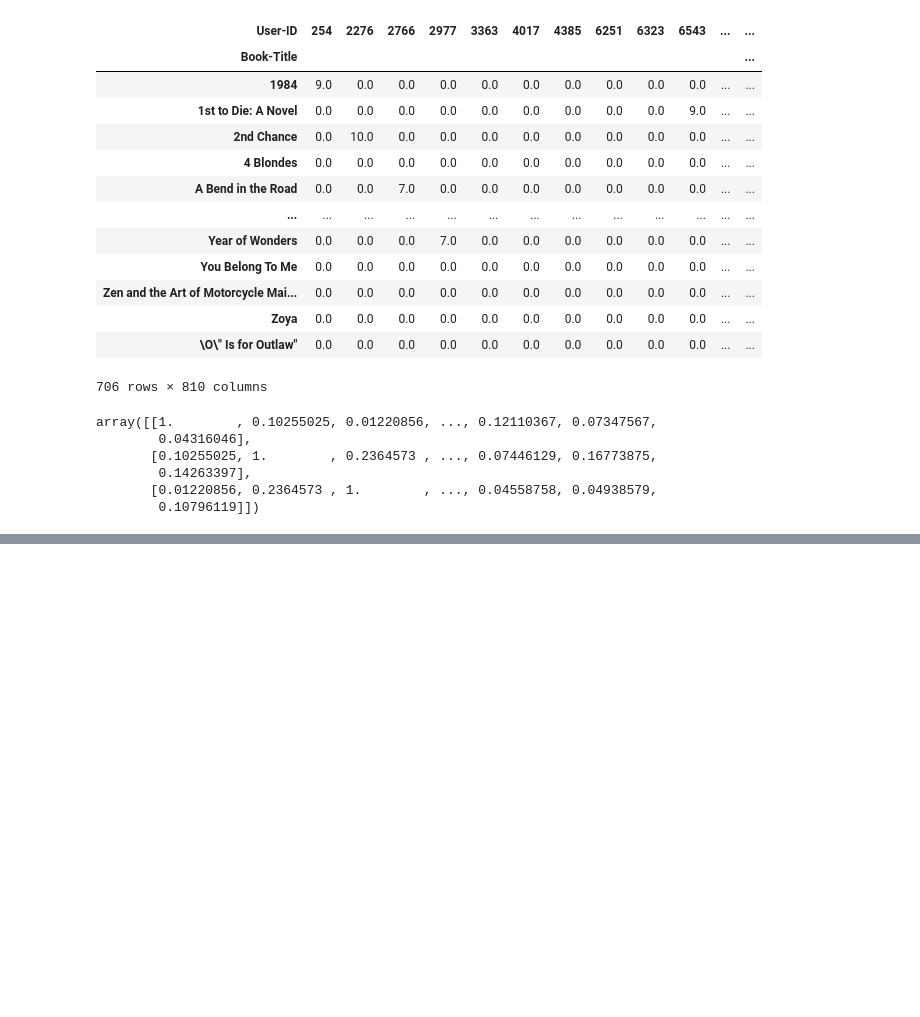
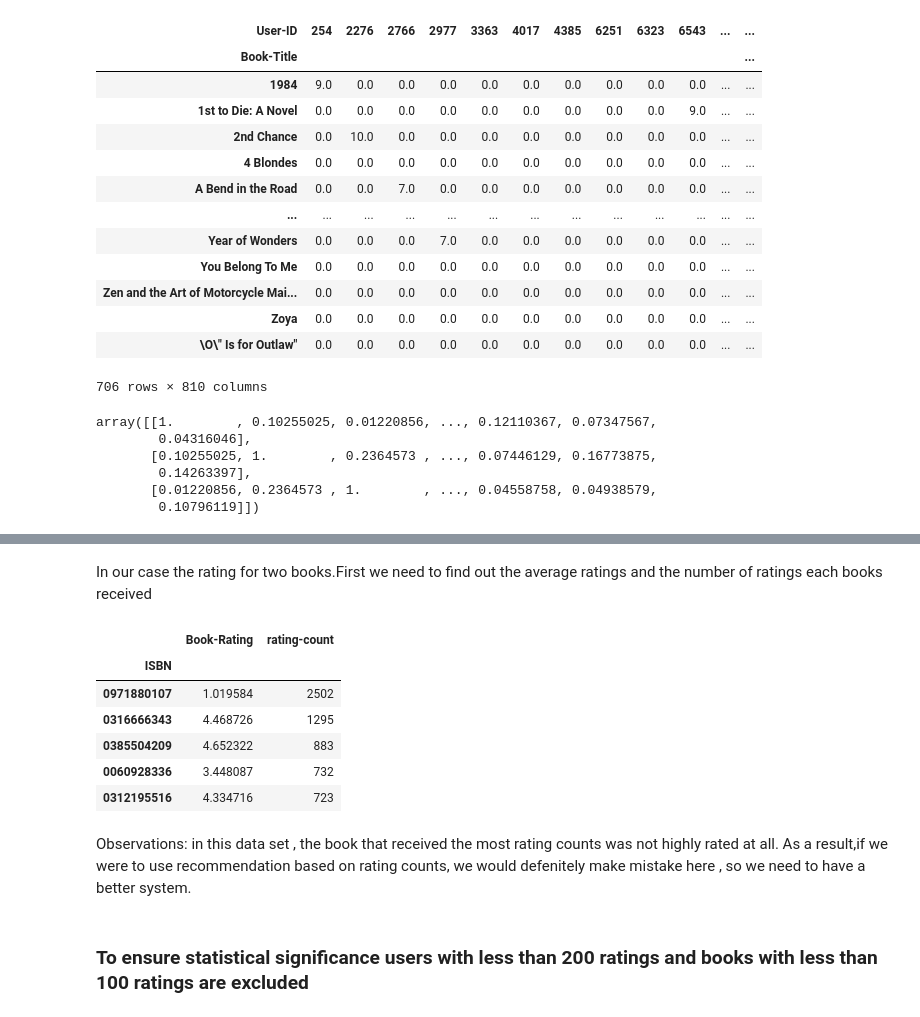
Before and after one commit to MANISH-KUMAR-CODES/Book-Recommendtion-System, a Jupyter notebook: Book_Recommendtion_System.ipynb, the cells around one changed output, grey strips where cells are left out. Saved outputs shown, nothing was run; the diff lists cells and outputs as text; code cells hidden in the pictures; blank space fills up the shorter version.

```diff
--- a/Book_Recommendtion_System.ipynb
+++ b/Book_Recommendtion_System.ipynb
@@ -932,0 +938,25 @@ recommendations("Harry Potter and the Chamber of Secrets (Book 2)",5)
+# %% [markdown]
+In our case the rating for two books.First we need to find out the average ratings and the number of ratings each books received
+# %%
+#grouping by ISBN column and taking mean of book-Rating and saving it as dataFrame
+avg_rating = pd.DataFrame(df.groupby('ISBN')['Book-Rating'].mean())
+
+# making new column rating count for above avg rating dataframe
+avg_rating['rating-count'] =  pd.DataFrame(df.groupby('ISBN')['Book-Rating'].count())
+
+# sorting values on rating-count
+avg_rating = avg_rating.sort_values(by = 'rating-count',ascending = False)
+# checking top rows of dataframe
+avg_rating.head()
+# %% [output]
+|  | Book-Rating | rating-count |
+| ISBN |  |  |
+| 0971880107 | 1.019584 | 2502 |
+| 0316666343 | 4.468726 | 1295 |
+| 0385504209 | 4.652322 | 883 |
+| 0060928336 | 3.448087 | 732 |
+| 0312195516 | 4.334716 | 723 |
+# %% [markdown]
+Observations: in this data set , the book that received the most rating counts was not highly rated at all. As a result,if we were to use recommendation based on rating counts, we would defenitely make mistake here , so we need to have a better system.
+# %% [markdown]
+### To ensure  statistical significance users with less than 200 ratings and books with less than 100 ratings are excluded
```
Also changed, not shown: parts of 19 cells of this notebook.
